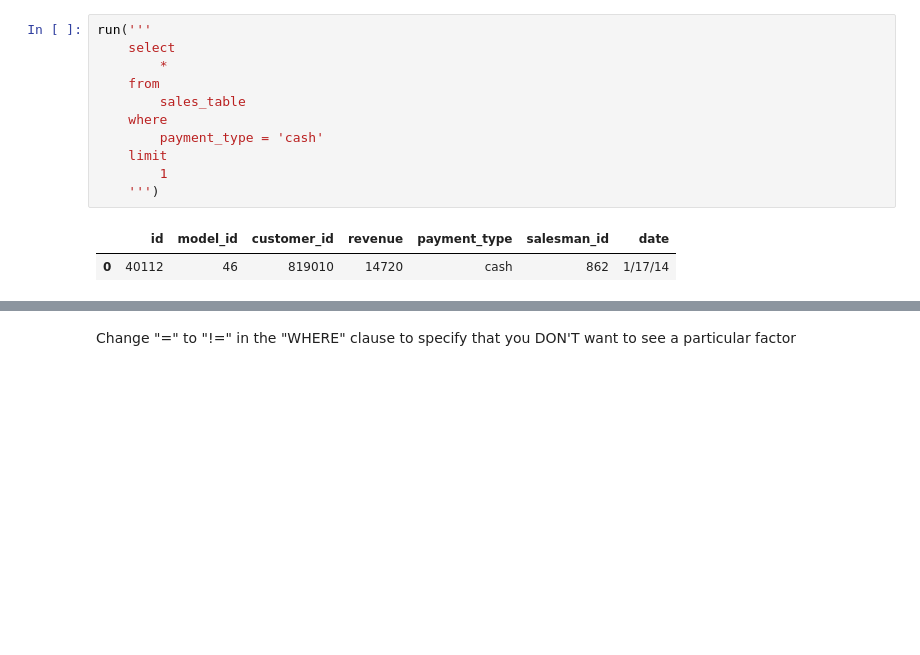
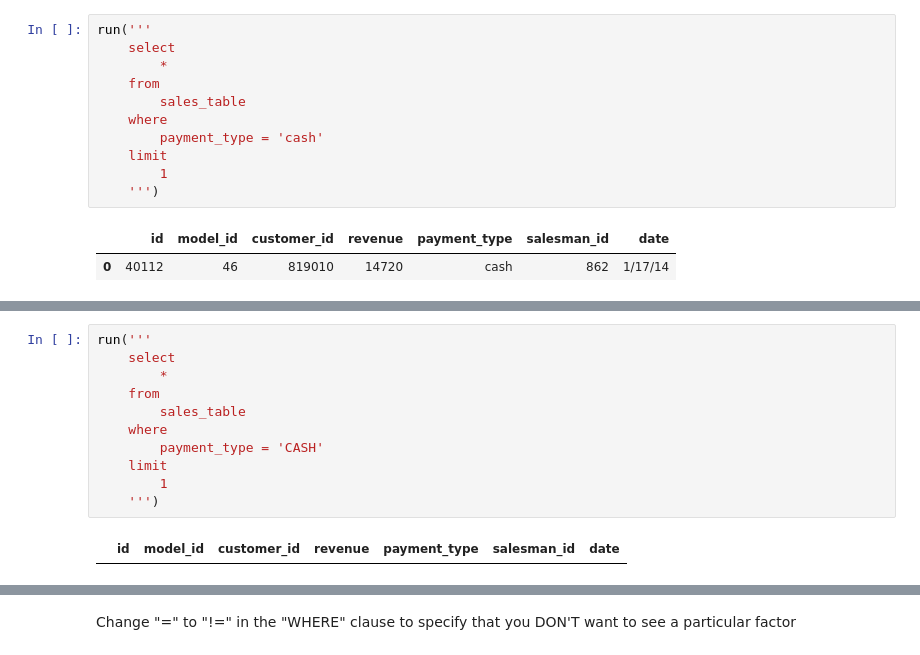
Before and after one commit to DaveBackus/Data_Bootcamp, a Jupyter notebook: Code/IPython/SQLite_test3.ipynb, the cells around one changed output, grey strips where cells are left out. Drawn from its saved outputs; the diff is of its cells as text; blank space fills up the shorter version.

```diff
--- a/Code/IPython/SQLite_test3.ipynb
+++ b/Code/IPython/SQLite_test3.ipynb
@@ -258,0 +285,13 @@ run('''
+# %%
+run('''
+    select
+        *
+    from
+        sales_table
+    where
+        payment_type = 'CASH'
+    limit
+        1
+    ''')
+# %% [output]
+|  | id | model_id | customer_id | revenue | payment_type | salesman_id | date |
```
Also changed, not shown: parts of 69 cells of this notebook, 14 other files.
